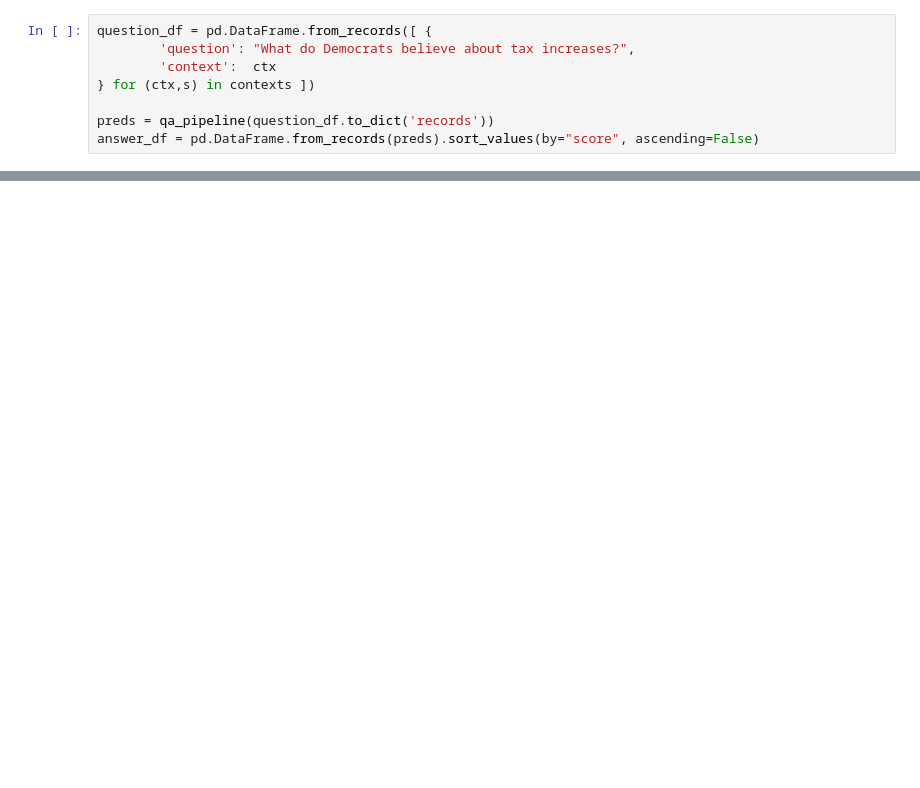
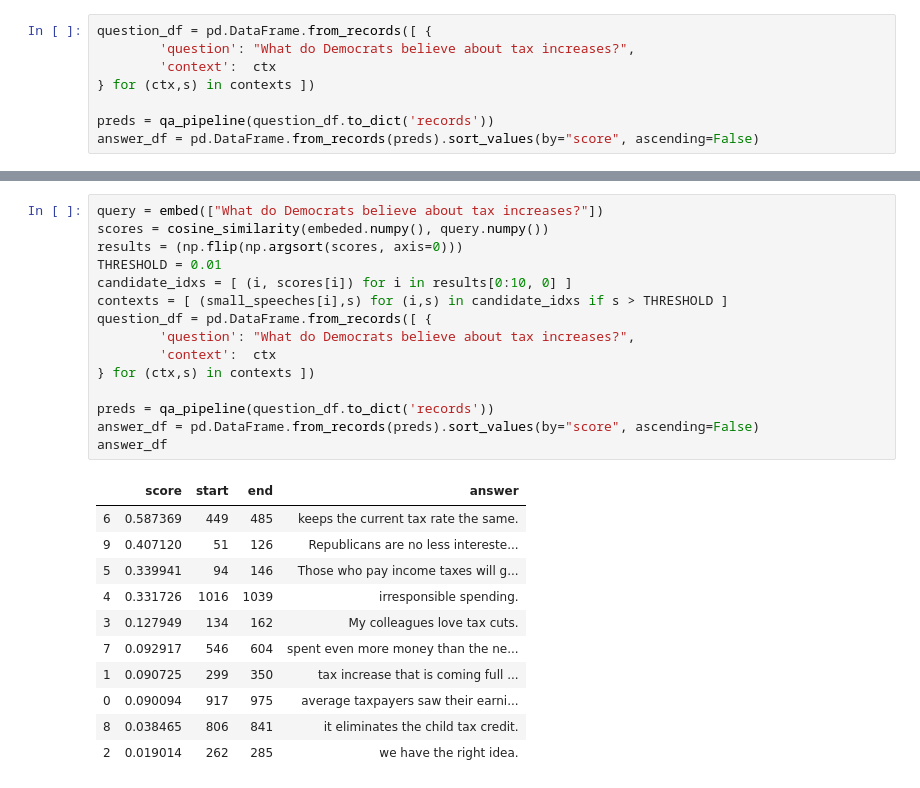
Before and after one commit to rostro36/Partisan-Responses, a Jupyter notebook: question_answering.ipynb, the cells around one changed output, grey strips where cells are left out. Drawn from its saved outputs; the diff is of its cells as text; blank space fills up the shorter version.

```diff
--- a/question_answering.ipynb
+++ b/question_answering.ipynb
@@ -449,0 +451,27 @@ answer_df
+# %%
+query = embed(["What do Democrats believe about tax increases?"])
+scores = cosine_similarity(embeded.numpy(), query.numpy())
+results = (np.flip(np.argsort(scores, axis=0)))
+THRESHOLD = 0.01
+candidate_idxs = [ (i, scores[i]) for i in results[0:10, 0] ]
+contexts = [ (small_speeches[i],s) for (i,s) in candidate_idxs if s > THRESHOLD ]
+question_df = pd.DataFrame.from_records([ {
+        'question': "What do Democrats believe about tax increases?",
+        'context':  ctx
+} for (ctx,s) in contexts ])
+
+preds = qa_pipeline(question_df.to_dict('records'))
+answer_df = pd.DataFrame.from_records(preds).sort_values(by="score", ascending=False)
+answer_df
+# %% [output]
+|  | score | start | end | answer |
+| 6 | 0.587369 | 449 | 485 | keeps the current tax rate the same. |
+| 9 | 0.407120 | 51 | 126 | Republicans are no less intereste... |
+| 5 | 0.339941 | 94 | 146 | Those who pay income taxes will g... |
+| 4 | 0.331726 | 1016 | 1039 | irresponsible spending. |
+| 3 | 0.127949 | 134 | 162 | My colleagues love tax cuts. |
+| 7 | 0.092917 | 546 | 604 | spent even more money than the ne... |
+| 1 | 0.090725 | 299 | 350 | tax increase that is coming full ... |
+| 0 | 0.090094 | 917 | 975 | average taxpayers saw their earni... |
+| 8 | 0.038465 | 806 | 841 | it eliminates the child tax credit. |
+| 2 | 0.019014 | 262 | 285 | we have the right idea. |
```
Also changed, not shown: parts of 9 cells of this notebook.
